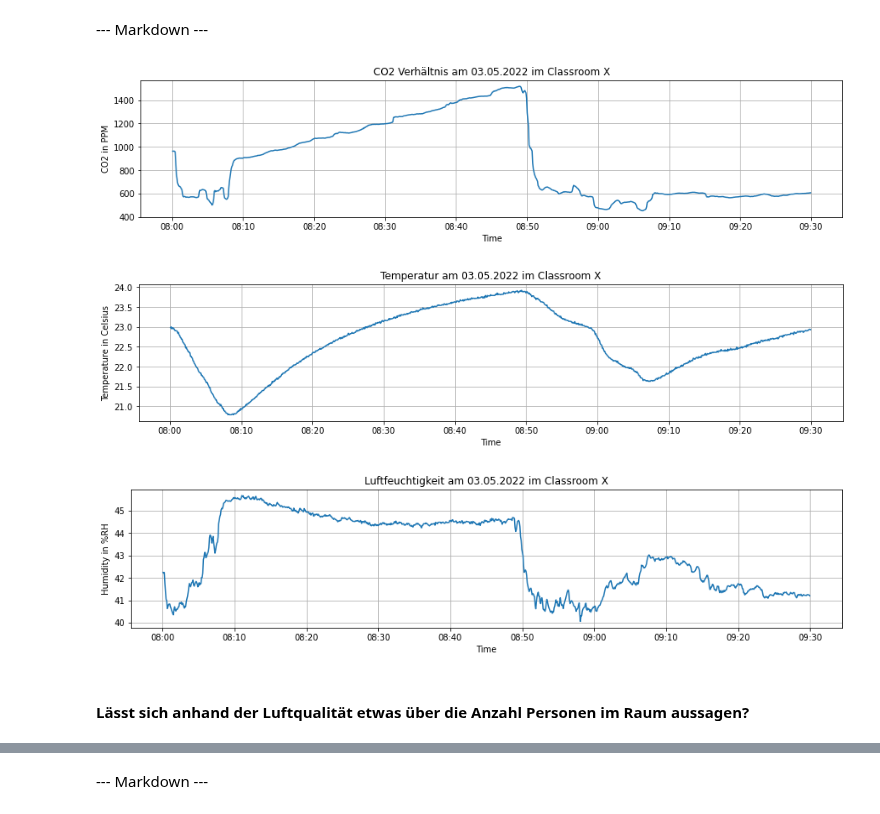
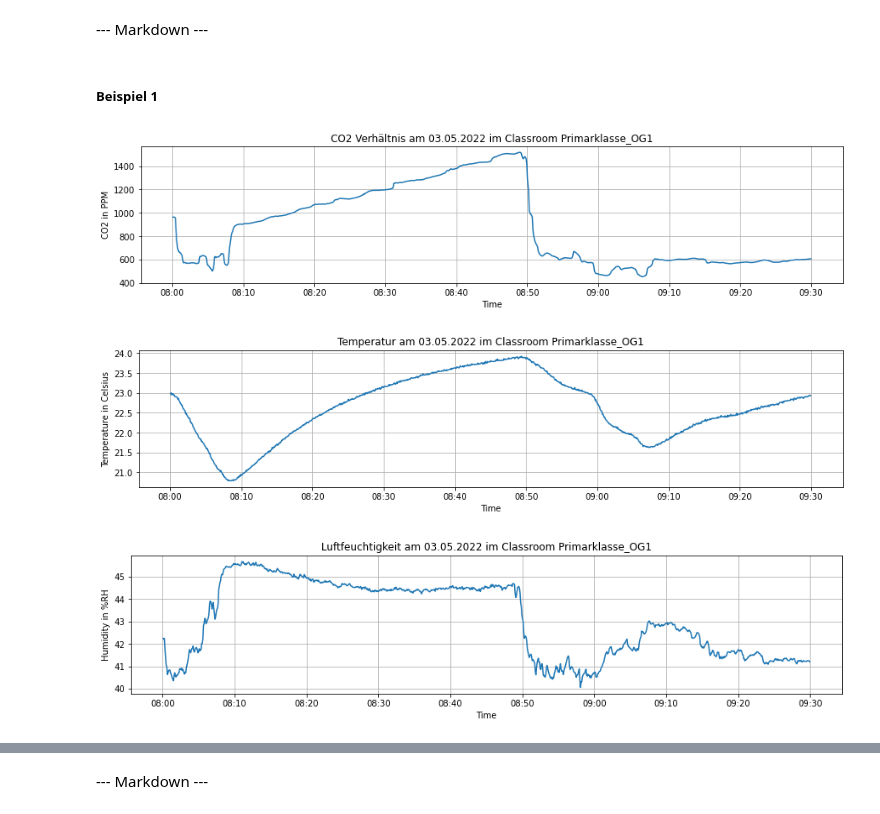
Before and after one commit to Smart-Classroom-Challenge/Data-Evaluation, a Jupyter notebook: data-evaluation.ipynb, the cells around one changed output, grey strips where cells are left out. Cells and saved outputs as stored; diff of their text form; code cells hidden in the pictures.

```diff
--- a/data-evaluation.ipynb
+++ b/data-evaluation.ipynb
@@ -45,2 +38,4 @@ PostgreSQL database version:
+# %%
+plt.rcParams['timezone'] = "CET"
 # %% [markdown]
 ### Setup connection
@@ -59,18 +63,22 @@ cur = con.cursor()
 # %%
-#get all Classrooms from database and filter them
-def get_measurement_from_classroom(name , con=con, startDate="2022-05-03 05:00:00", endDate="2022-05-03 15:30:00"):
-    if con is None:
-            con = get_connection()
+# get all Classrooms from database and filter them
+def get_measurement(name, startDate, endDate):
+    con = get_connection()
 
-    sql_stations = """
-            select * from api_classroom
-            inner join api_measurementstation on api_classroom.id = api_measurementstation.fk_classroom_id
-            inner join api_measurement on api_measurementstation.id = api_measurement.fk_measurement_station_id
-            where api_classroom.name = '{}' and time BETWEEN '{}' AND '{}';
-        """.format(name, startDate, endDate)
+    sql_stations = f"""
+        set timezone = 'CET';
+        select * from api_classroom
+        inner join api_measurementstation on api_classroom.id = api_measurementstation.fk_classroom_id
+        inner join api_measurement on api_measurementstation.id = api_measurement.fk_measurement_station_id
+        where api_classroom.name = '{name}' and time BETWEEN '{startDate}' AND '{endDate}';
+    """
+    result = pd.read_sql_query(sql_stations, con)
 
-    result = pd.read_sql_query(sql_stations,con)
+    result["time"]        = result["time"].dt.tz_convert("CET")
+    result["updated_on"]  = result["updated_on"].dt.tz_convert("CET")
+    result["insert_time"] = result["insert_time"].dt.tz_convert("CET")
 
+    con.close()
     return result
 # %% [markdown]
 ## Evaluation
@@ -102,33 +91,35 @@ data["Time"] = data["Time"].dt.tz_localize(None)
+# %% [markdown]
+##### Beispiel 1
+# %%
+data = get_measurement(name = "Primarklasse_OG1", startDate = "2022-05-03 08:00:00", endDate = "2022-05-03 09:30:00")
 # %%
 plt.figure(figsize = (15,3))
-plt.plot(data["Time"], data["CO2"])
+plt.plot(data["time"], data["co2"])
 plt.xlabel("Time")
 plt.ylabel("CO2 in PPM")
-plt.title("CO2 Verhältnis am 03.05.2022 im Classroom X")
+plt.title("CO2 Verhältnis am 03.05.2022 im Classroom Primarklasse_OG1")
 plt.gca().xaxis.set_major_formatter(mdates.DateFormatter('%H:%M'))
 plt.grid()
 plt.show()
 
 plt.figure(figsize = (15,3))
-plt.plot(data["Time"], data["Temperature"])
+plt.plot(data["time"], data["temperature"])
 plt.xlabel("Time")
 plt.ylabel("Temperature in Celsius")
-plt.title("Temperatur am 03.05.2022 im Classroom X")
+plt.title("Temperatur am 03.05.2022 im Classroom Primarklasse_OG1")
 plt.gca().xaxis.set_major_formatter(mdates.DateFormatter('%H:%M'))
 plt.grid()
 plt.show()
 
 plt.figure(figsize = (15,3))
-plt.plot(data["Time"], data["Humidity"])
+plt.plot(data["time"], data["humidity"])
 plt.xlabel("Time")
 plt.ylabel("Humidity in %RH")
-plt.title("Luftfeuchtigkeit am 03.05.2022 im Classroom X")
+plt.title("Luftfeuchtigkeit am 03.05.2022 im Classroom Primarklasse_OG1")
 plt.gca().xaxis.set_major_formatter(mdates.DateFormatter('%H:%M'))
 plt.grid()
 plt.show()
 # %% [output]
-[figure, old version]
+[figure, new version]
-[figure, old version]
+[figure, new version]
-[figure, old version]
+[figure, new version]
-# %% [markdown]
-#### Lässt sich anhand der Luftqualität etwas über die Anzahl Personen im Raum aussagen?
```
Also changed, not shown: parts of 35 cells of this notebook.
